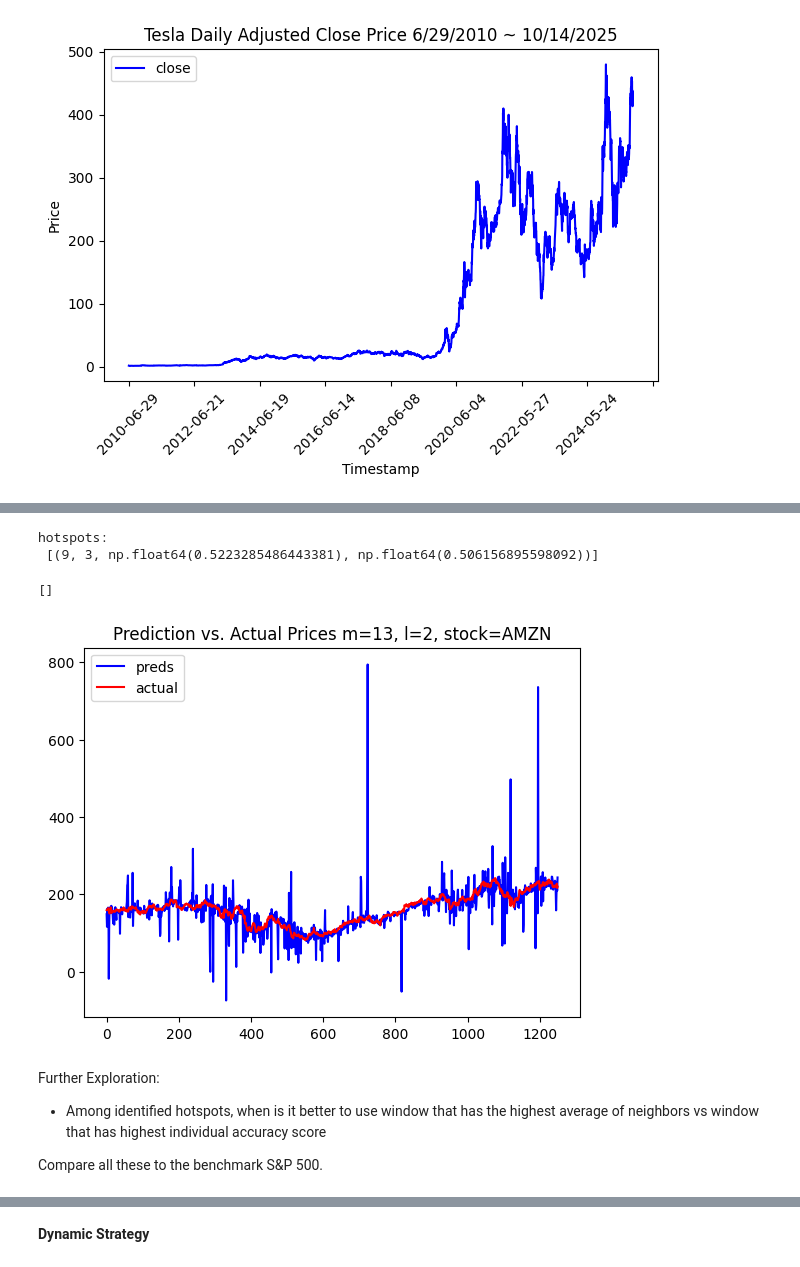
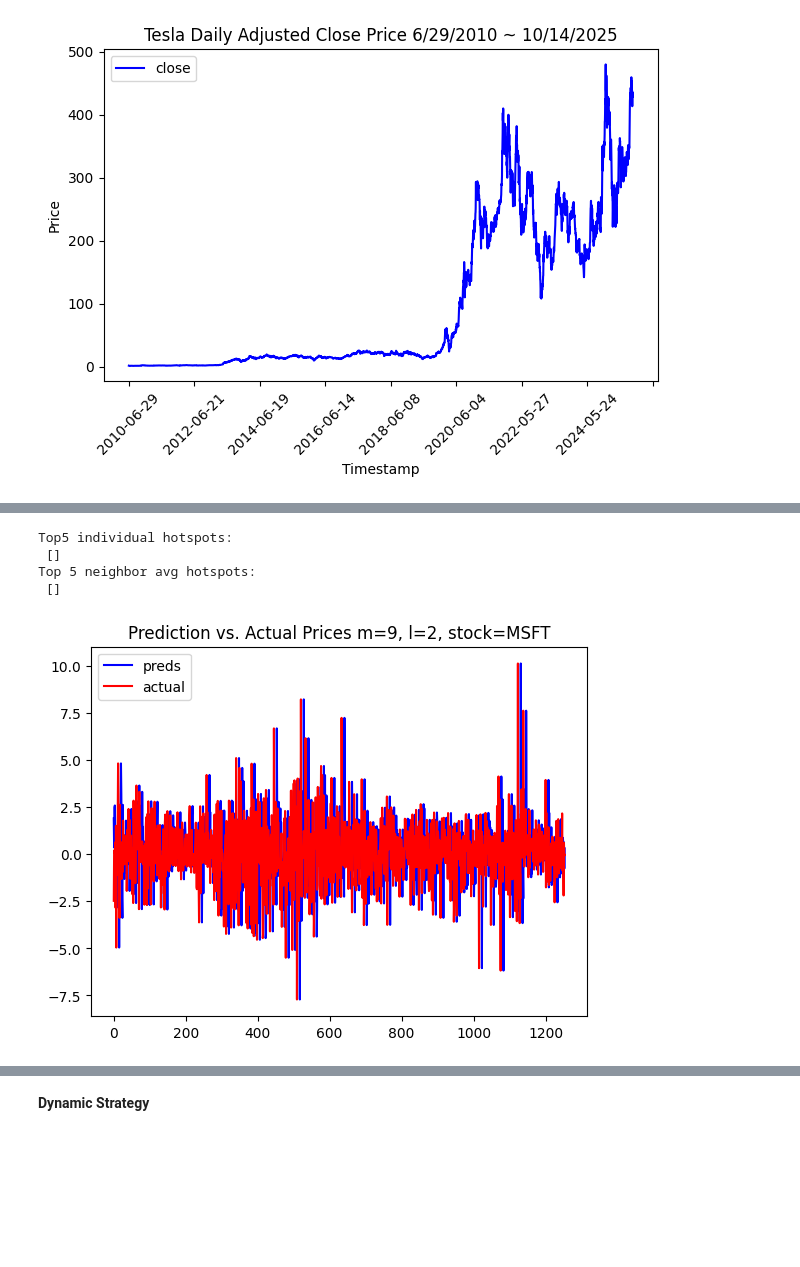
Before and after one commit to ckook24/Koopman-DMD-Algorithm, a Jupyter notebook: Koopman_DMD.ipynb, the cells around one changed output, grey strips where cells are left out. Cells and saved outputs as stored; diff of their text form; code cells hidden in the pictures; blank space fills up the shorter version.

```diff
--- a/Koopman_DMD.ipynb
+++ b/Koopman_DMD.ipynb
@@ -142,0 +108,2 @@ array([[109.94743146, 113.33282397, 110.08362541, ..., 245.27      ,
+# %%
+daily_data, daily_chg_data = get_daily_prices(portfolio_daily)
@@ -143,5 +119,5 @@ array([[109.94743146, 113.33282397, 110.08362541, ..., 245.27      ,
 # %%
-for s in daily_data:
+for s in daily_chg_data:
     plt.plot(s)
 plt.title('Tech Portfolio Prices 2020-2025')
 plt.ylabel('prices')
@@ -267,15 +226,15 @@ def find_hotspot(data_arr, m_start, m_end, l_start, l_end):
                scores[idx_m][idx_l-1] + scores[idx_m][idx_l] + scores[idx_m][idx_l+1] +
                scores[idx_m+1][idx_l-1] + scores[idx_m+1][idx_l] + scores[idx_m+1][idx_l+1]) / 9
         averages.append(avg)
-        if avg * 100 > 50.5:
+        if avg * 100 >= 50.5:
             hotspots.append((m1, l1, acc, avg))
 
     sorted_hotspots = sorted(hotspots, key=lambda x: x[3], reverse=True) #x[2] to sort by individual acc score; x[3] to sort by average of neighbors acc scores
 
     return scores, potential_hotspots, sorted_hotspots, preds_array, actuals_array, accuracy_scores, averages
 # %%
-data_arr = daily_data
-m_start, m_end = 4, 30
+data_arr = daily_chg_data
+m_start, m_end = 6, 30
 l_start, l_end = 2, 10
 data_arr_samp = data_arr #[:, 1200:1450]  # Assuming 252 trading days per year
 # %%
@@ -385,19 +336,16 @@ Top 5 potential hotspots:
 # %%
-print(f'hotspots: \n {hotspots}')
+sorted_hotspots_ind = sorted(hotspots, key=lambda x: x[2], reverse=True)
+sorted_hotspots_avg = sorted(hotspots, key=lambda x: x[3], reverse=True)
+
+print(f'Top5 individual hotspots: \n {sorted_hotspots_ind[:5]}')
+print(f'Top 5 neighbor avg hotspots: \n {sorted_hotspots_avg[:5]}')
 # %% [output]
-hotspots:
- [(9, 3, np.float64(0.5223285486443381), np.float64(0.506156895598092))]
+Top5 individual hotspots:
+ []
+Top 5 neighbor avg hotspots:
+ []
-# %%
-hotspots
-# %% [output]
-[]
 # %%
-preds, actuals = get_preds_and_actuals(13, 2, m_start, l_start, l_end, preds_array, actuals_array, 3)
+preds, actuals = get_preds_and_actuals(9, 2, m_start, l_start, l_end, preds_array, actuals_array, 1)
 # %% [output]
-[figure, old version]
+[figure, new version]
-# %% [markdown]
-Further Exploration:
-- Among identified hotspots, when is it better to use window that has the highest average of neighbors vs window that has highest individual accuracy score
-
-Compare all these to the benchmark S&P 500.
 # %% [markdown]
```
Also changed, not shown: parts of 39 cells of this notebook, 2 other files.
